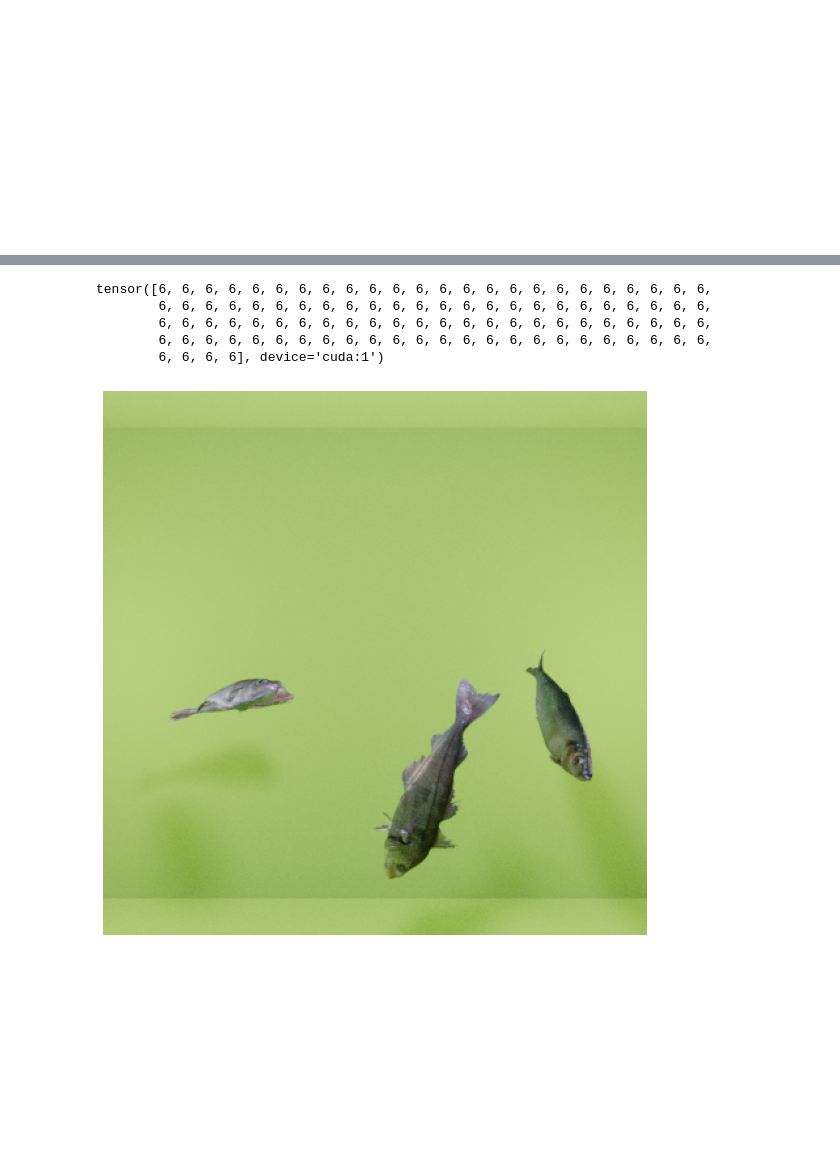
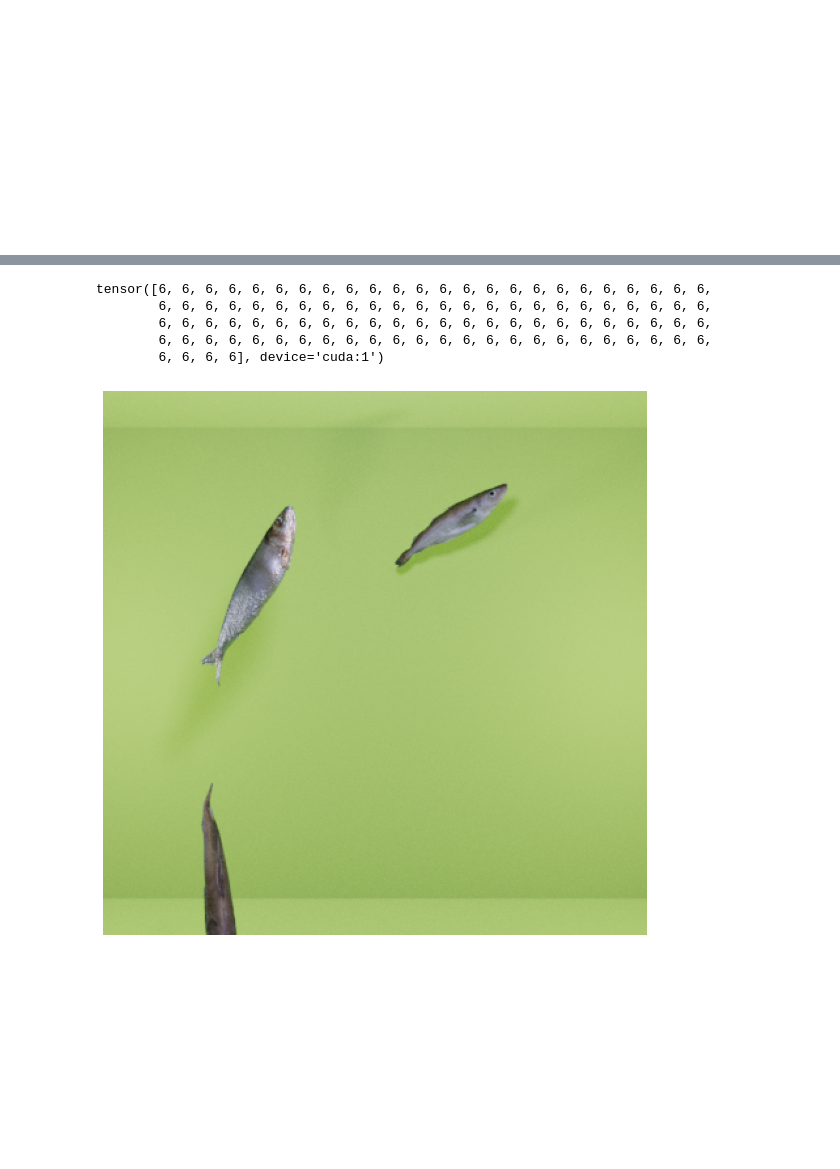
Before and after one commit to Napam/INF399-Master-DeepLearning, a Jupyter notebook: volume/DETRBook-TrainOnStandard2DData.ipynb, the cells around one changed output, grey strips where cells are left out. Saved outputs shown, nothing was run; the diff lists cells and outputs as text; code cells hidden in the pictures.

```diff
--- a/volume/DETRBook-TrainOnStandard2DData.ipynb
+++ b/volume/DETRBook-TrainOnStandard2DData.ipynb
@@ -125,7 +123,7 @@ class DETRModel(nn.Module):
         self.model = torch.hub.load(
             os.path.join(TORCH_CACHE_DIR, 'facebookresearch_detr_master'),
             model='detr_resnet50',
-            pretrained=True,
+            pretrained=False,
             source='local'
         )
 
@@ -265,35 +285,15 @@ def train_model(
                     f = filepath
                 )
 # %%
-weight_dict = {'loss_ce': 1, 'loss_bbox': 1 , 'loss_giou': 1}
+weight_dict = {'loss_ce': 10, 'loss_bbox': 1 , 'loss_giou': 1}
 losses = ['labels', 'boxes', 'cardinality']
 matcher = HungarianMatcher()
-criterion = SetCriterion(NUM_CLASSES-1, matcher, weight_dict, eos_coef = NULL_CLASS_COEF, losses=losses)
+criterion = SetCriterion(NUM_CLASSES-1, matcher, weight_dict, eos_coef = 0.5, losses=losses)
 criterion = criterion.to(device)
-optimizer = torch.optim.AdamW(model.parameters(), lr=2e-5)
+optimizer = torch.optim.AdamW(model.parameters(), lr=5e-7)
+# optimizer = torch.optim.Adam(model.parameters(), lr=5e-4)
+# optimizer = torch.optim.SGD(model.parameters(), lr=8e-5, momentum=0.001, dampening=0.000001)
 
+BATCH_SIZE = 8
 traingen = TorchStandardDataset(DATASET_DIR, SQL_TABLE, BATCH_SIZE, shuffle=False, imgnrs=range(0,32))
 valgen = TorchStandardDataset(DATASET_DIR, SQL_TABLE, BATCH_SIZE, shuffle=False, imgnrs=range(32,48))
-
-trainloader = DataLoader(
-    dataset=traingen,
-    batch_size=8,
-    collate_fn=lambda x: tuple(zip(*x)),
-)
-
-valloader = DataLoader(
-    dataset=valgen,
-    batch_size=8,
-    collate_fn=lambda x: tuple(zip(*x)),
-)
-
-train_model(
-    trainloader,
-    valloader,
-    model,
-    criterion,
-    optimizer,
-    n_epochs=8,
-    device=device,
-    save_best=False
-)
@@ -327,37 +507,37 @@ def plot_results(img: Image.Image, classes: Iterable, boxes: Iterable):
     plt.show()
 
 
 def postprocess(logits: torch.Tensor, boxes: torch.Tensor):
-    keepmask = logits.softmax(-1)[:,:-1].max(-1)[0] > 0.7
+    keepmask = logits.softmax(-1)[:,:-1].max(-1)[0] > 0.1
     if any(keepmask) == False:
         return torch.Tensor(), torch.Tensor()
+#     return logits.argmax(-1), boxes
     return logits[keepmask].argmax(-1), boxes[keepmask]
-
 
 
 def eval_model(model, image):
     with torch.no_grad():
         model.eval()
 
         output = model([image.to(device)])
 
         boxes = output['pred_boxes'][0]
         logits = output['pred_logits'][0]
         print(logits.argmax(-1))
 
         logits_, boxes_ = postprocess(logits, boxes)
 
         plot_results(image.numpy().transpose((1,2,0)), logits_, boxes_)
 
-x, y = traingen[0]
+x, y = traingen[3]
 eval_model(model, x)
 # %% [output]
 tensor([6, 6, 6, 6, 6, 6, 6, 6, 6, 6, 6, 6, 6, 6, 6, 6, 6, 6, 6, 6, 6, 6, 6, 6,
         6, 6, 6, 6, 6, 6, 6, 6, 6, 6, 6, 6, 6, 6, 6, 6, 6, 6, 6, 6, 6, 6, 6, 6,
         6, 6, 6, 6, 6, 6, 6, 6, 6, 6, 6, 6, 6, 6, 6, 6, 6, 6, 6, 6, 6, 6, 6, 6,
         6, 6, 6, 6, 6, 6, 6, 6, 6, 6, 6, 6, 6, 6, 6, 6, 6, 6, 6, 6, 6, 6, 6, 6,
         6, 6, 6, 6], device='cuda:1')
-[figure, old version]
+[figure, new version]
 # %% [markdown]
 <br/>
 <br/>
```
Also changed, not shown: parts of 4 cells of this notebook, 3 other files.
